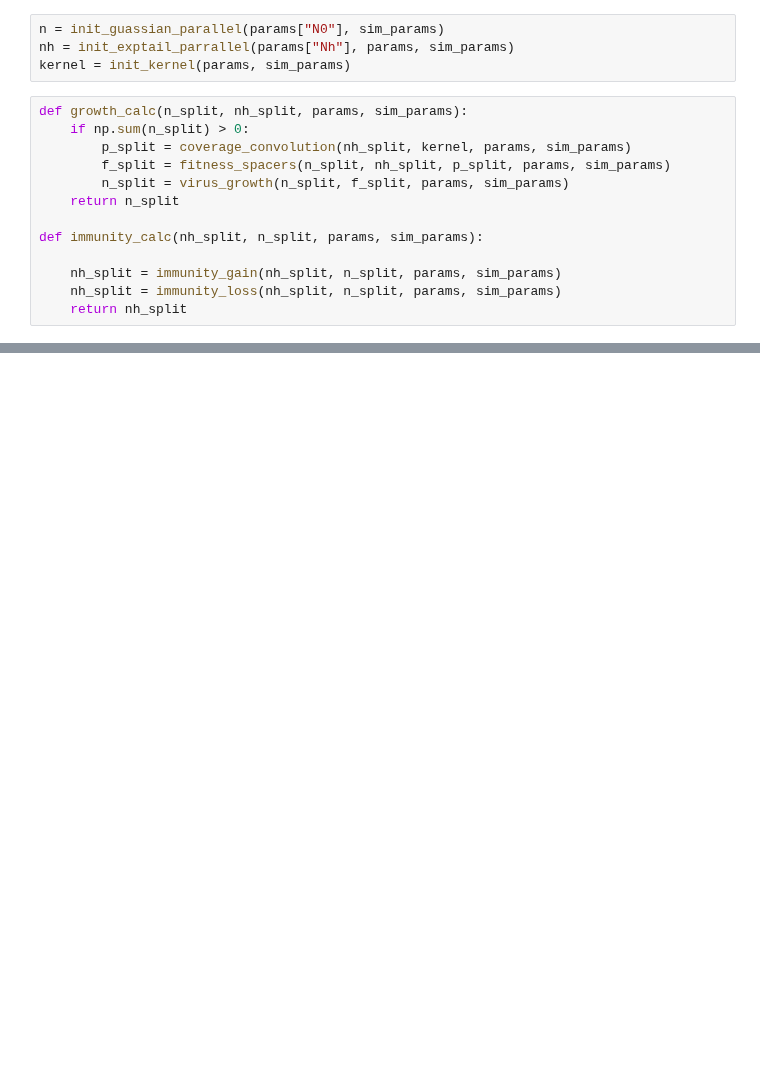
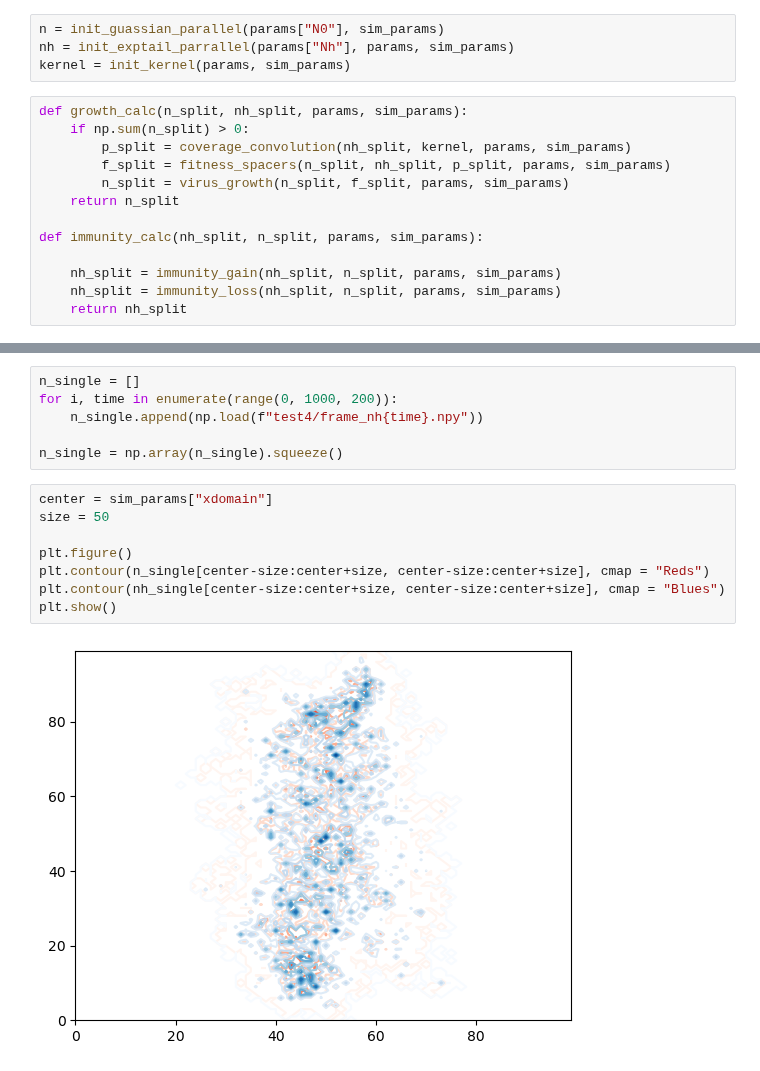
Before and after one commit to zhizhang1445/CRISPR_Sim, a Jupyter notebook: QuickSimulation2D/ImageGen2D.ipynb, the cells around one changed output, grey strips where cells are left out. Saved outputs shown, nothing was run; the diff lists cells and outputs as text; blank space fills up the shorter version.

```diff
--- a/QuickSimulation2D/ImageGen2D.ipynb
+++ b/QuickSimulation2D/ImageGen2D.ipynb
@@ -155,0 +128,16 @@ plt.imshow(n_single)
+# %%
+n_single = []
+for i, time in enumerate(range(0, 1000, 200)):
+    n_single.append(np.load(f"test4/frame_nh{time}.npy"))
+
+n_single = np.array(n_single).squeeze()
+# %%
+center = sim_params["xdomain"]
+size = 50
+
+plt.figure()
+plt.contour(n_single[center-size:center+size, center-size:center+size], cmap = "Reds")
+plt.contour(nh_single[center-size:center+size, center-size:center+size], cmap = "Blues")
+plt.show()
+# %% [output]
+[figure, added]
```
Also changed, not shown: parts of 8 cells of this notebook, 9 other files.
